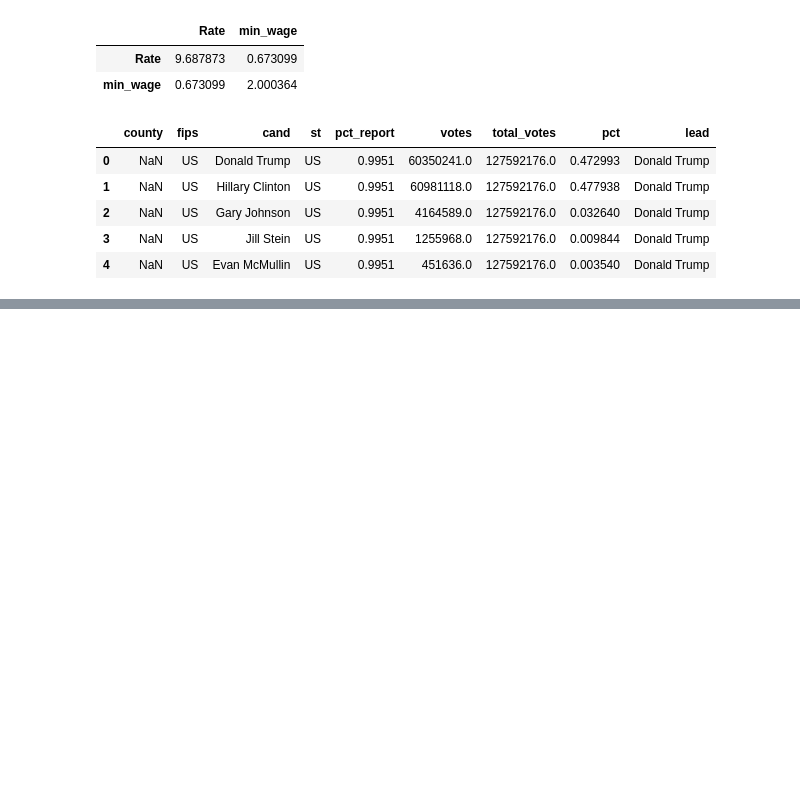
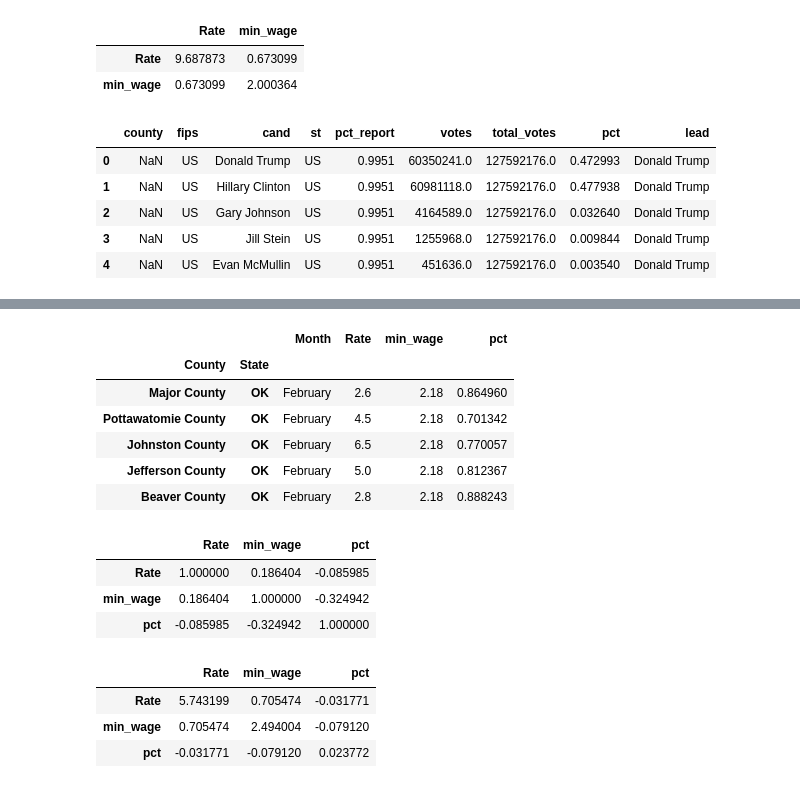
Before and after one commit to AravTewari/dataScienceTutorial, a Jupyter notebook: Pandas/5 Combining Multiple Datasets.ipynb, the cells around one changed output, grey strips where cells are left out. Saved outputs shown, nothing was run; the diff lists cells and outputs as text; code cells hidden in the pictures; blank space fills up the shorter version.

```diff
--- a/Pandas/5 Combining Multiple Datasets.ipynb
+++ b/Pandas/5 Combining Multiple Datasets.ipynb
@@ -76,0 +188,25 @@ un
+# %%
+all_together.drop('Year', axis=1, inplace=True)
+all_together.head()
+# %% [output]
+|  |  | Month | Rate | min_wage | pct |
+| County | State |  |  |  |  |
+| Major County | OK | February | 2.6 | 2.18 | 0.864960 |
+| Pottawatomie County | OK | February | 4.5 | 2.18 | 0.701342 |
+| Johnston County | OK | February | 6.5 | 2.18 | 0.770057 |
+| Jefferson County | OK | February | 5.0 | 2.18 | 0.812367 |
+| Beaver County | OK | February | 2.8 | 2.18 | 0.888243 |
+# %%
+all_together.corr()
+# %% [output]
+|  | Rate | min_wage | pct |
+| Rate | 1.000000 | 0.186404 | -0.085985 |
+| min_wage | 0.186404 | 1.000000 | -0.324942 |
+| pct | -0.085985 | -0.324942 | 1.000000 |
+# %%
+all_together.cov()
+# %% [output]
+|  | Rate | min_wage | pct |
+| Rate | 5.743199 | 0.705474 | -0.031771 |
+| min_wage | 0.705474 | 2.494004 | -0.079120 |
+| pct | -0.031771 | -0.079120 | 0.023772 |
```
Also changed, not shown: parts of 13 cells of this notebook, 2 other files.
